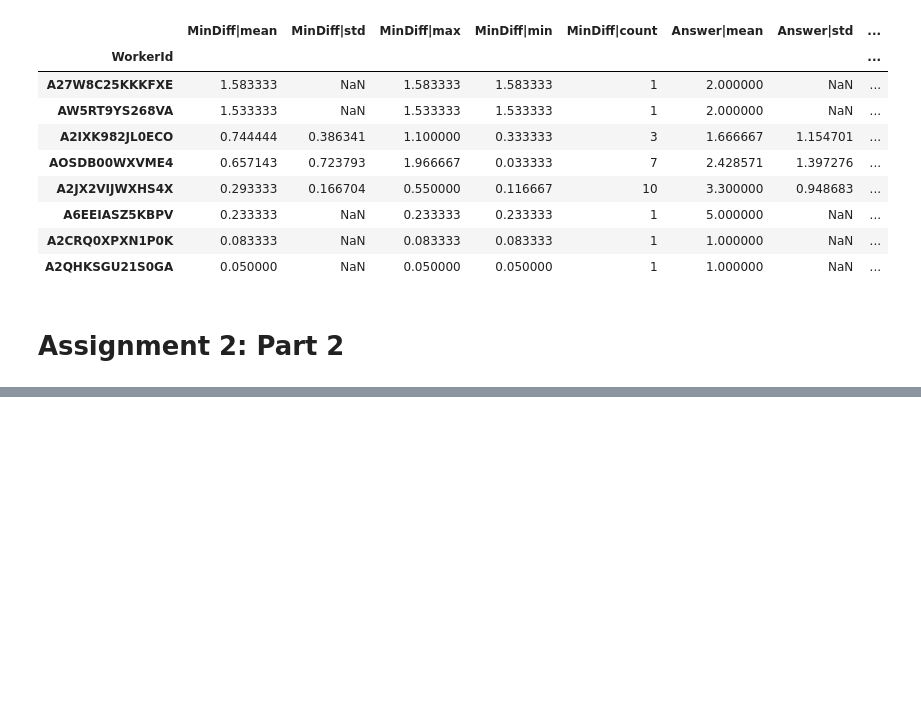
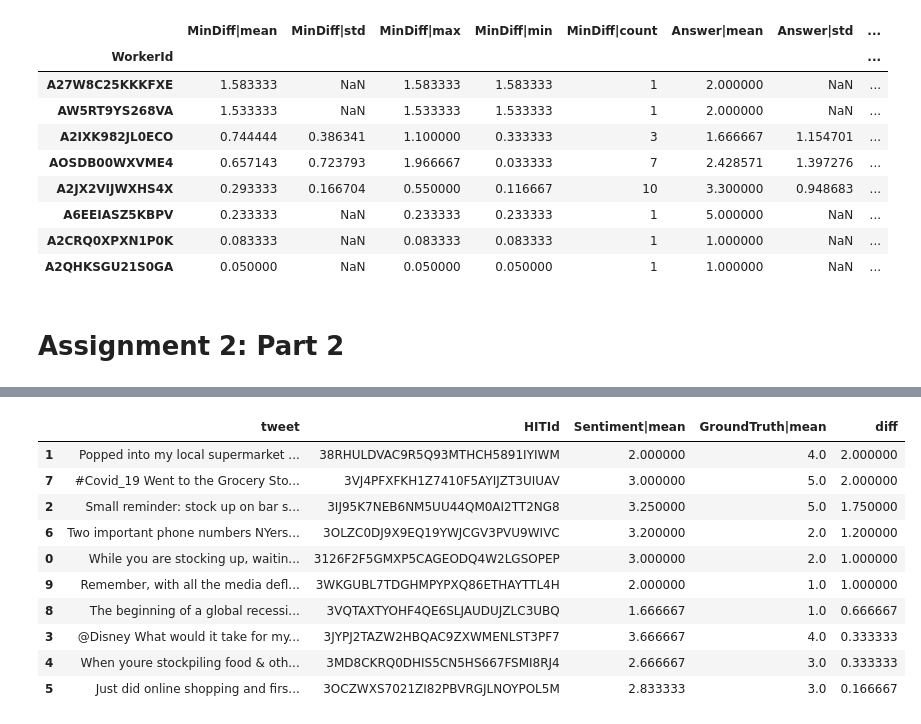
Before and after one commit to chriskok/EECS598, a Jupyter notebook: data_analysis.ipynb, the cells around one changed output, grey strips where cells are left out. Drawn from its saved outputs; the diff is of its cells as text; code cells hidden in the pictures; blank space fills up the shorter version.

```diff
--- a/data_analysis.ipynb
+++ b/data_analysis.ipynb
@@ -152,4 +152,5 @@ mturk_data['STime'] = pd.to_datetime(mturk_data['SubmitTime'])
 f = open('results_1-30.json')
 results = json.load(f)
 res_df = pd.DataFrame.from_records(results)
-res_df
+res_df['HITId'] = res_df['hit_id']
+res_dict = dict(zip(res_df.hit_id, res_df.sentiment))
@@ -173,5 +162,9 @@ def sentiment_to_numeric(x):
     if x=='Positive': return 4
     if x=='Extremely Positive': return 5
 
-raw_data['Answer'] = raw_data['Sentiment'].apply(sentiment_to_numeric)
+mturk_data['Sentiment'] = mturk_data['Answer'].apply(sentiment_to_numeric)
+mturk_data['GroundTruth'] = mturk_data.apply(lambda x: res_dict[x['HITId']], axis=1)
+mturk_data['MinDiff'] = (mturk_data.STime - mturk_data.ATime) / pd.Timedelta(minutes=1)
+mturk_data['SecDiff'] = (mturk_data.STime - mturk_data.ATime) / pd.Timedelta(seconds=1)
+mturk_data.head(3)
 # %% [output]
@@ -188,0 +175,22 @@ raw_data['Answer'] = raw_data['Sentiment'].apply(sentiment_to_numeric)
+# %%
+# AVGs
+
+avg_df = mturk_data[['HITId', 'Sentiment', 'GroundTruth']]
+avg_df.head(3)
+agg_df = avg_df.groupby("HITId")["Sentiment", "GroundTruth"].agg(["mean", "std", "max", "count"])
+agg_df.columns = agg_df.columns.map('|'.join).str.strip('|')
+
+agg_df['diff'] = (agg_df['Sentiment|mean'] - agg_df['GroundTruth|mean']).abs()
+agg_df.merge(res_df, how='inner', on='HITId')[['tweet', 'HITId', "Sentiment|mean", "GroundTruth|mean", "diff"]].sort_values(by=['diff'], ascending=False)
+# %% [output]
+|  | tweet | HITId | Sentiment|mean | GroundTruth|mean | diff |
+| 1 | Popped into my local supermarket ... | 38RHULDVAC9R5Q93MTHCH5891IYIWM | 2.000000 | 4.0 | 2.000000 |
+| 7 | #Covid_19 Went to the Grocery Sto... | 3VJ4PFXFKH1Z7410F5AYIJZT3UIUAV | 3.000000 | 5.0 | 2.000000 |
+| 2 | Small reminder: stock up on bar s... | 3IJ95K7NEB6NM5UU44QM0AI2TT2NG8 | 3.250000 | 5.0 | 1.750000 |
+| 6 | Two important phone numbers NYers... | 3OLZC0DJ9X9EQ19YWJCGV3PVU9WIVC | 3.200000 | 2.0 | 1.200000 |
+| 0 | While you are stocking up, waitin... | 3126F2F5GMXP5CAGEODQ4W2LGSOPEP | 3.000000 | 2.0 | 1.000000 |
+| 9 | Remember, with all the media defl... | 3WKGUBL7TDGHMPYPXQ86ETHAYTTL4H | 2.000000 | 1.0 | 1.000000 |
+| 8 | The beginning of a global recessi... | 3VQTAXTYOHF4QE6SLJAUDUJZLC3UBQ | 1.666667 | 1.0 | 0.666667 |
+| 3 | @Disney What would it take for my... | 3JYPJ2TAZW2HBQAC9ZXWMENLST3PF7 | 3.666667 | 4.0 | 0.333333 |
+| 4 | When youre stockpiling food & oth... | 3MD8CKRQ0DHIS5CN5HS667FSMI8RJ4 | 2.666667 | 3.0 | 0.333333 |
+| 5 | Just did online shopping and firs... | 3OCZWXS7021ZI82PBVRGJLNOYPOL5M | 2.833333 | 3.0 | 0.166667 |
```
Also changed, not shown: parts of 2 cells of this notebook.
